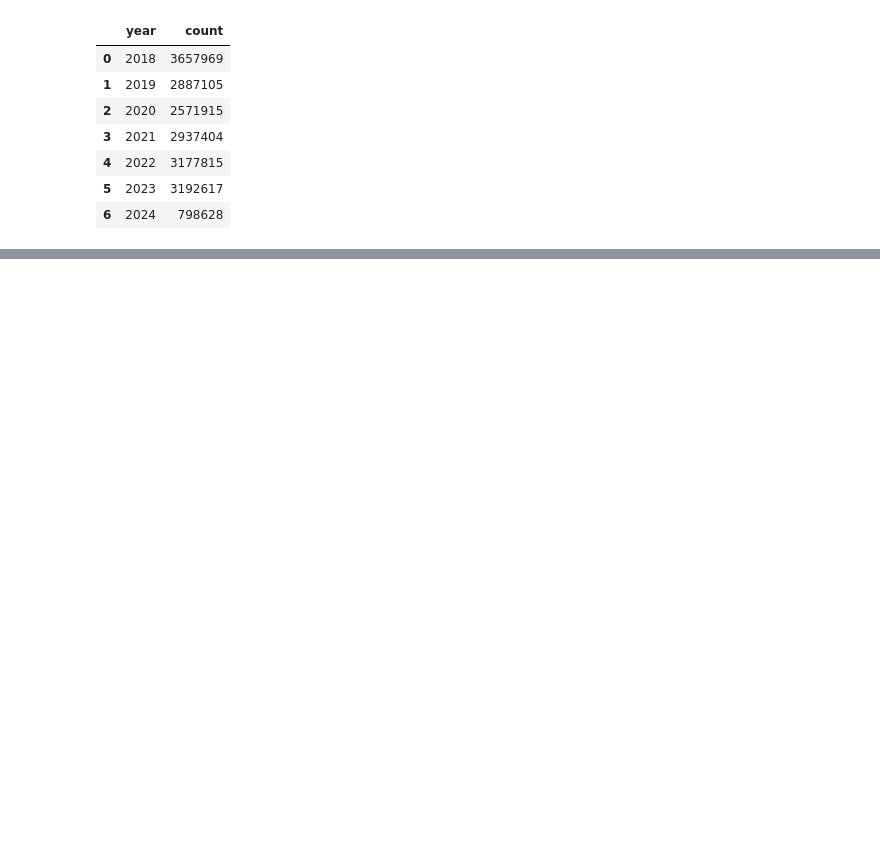
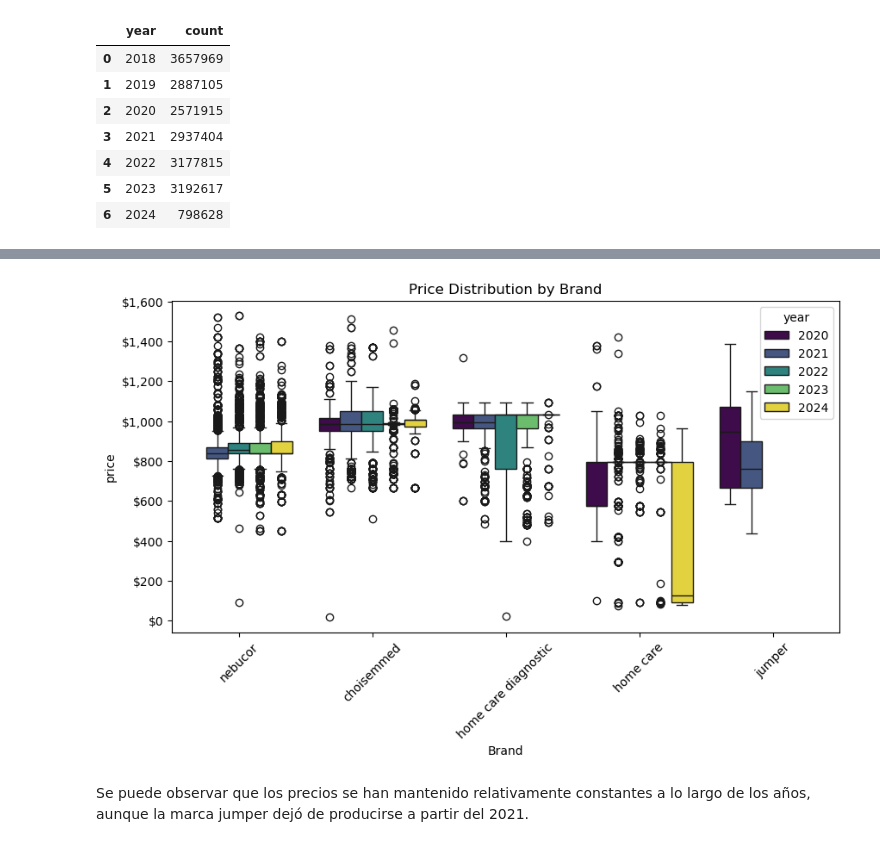
Before and after one commit to romanAVJ/mds-spark-project, a Jupyter notebook: src/s2_spark/partB.ipynb, the cells around one changed output, grey strips where cells are left out. Cells and saved outputs as stored; diff of their text form; code cells hidden in the pictures; blank space fills up the shorter version.

Commit message:
partB finish

```diff
--- a/src/s2_spark/partB.ipynb
+++ b/src/s2_spark/partB.ipynb
@@ -87,0 +335,20 @@ df
+# %%
+# Part 2: get top 5 brands data
+query = """
+    SELECT
+        brand,
+        EXTRACT(YEAR FROM created_at) AS year,
+        price
+    FROM profeco_db.profeco
+    WHERE brand IN {top5}
+"""
+query = query.format(top5=tuple(names_top5))
+
+# get df
+df = wr.athena.read_sql_query(
+    sql=query,
+    database=DATABASE_NAME,
+    ctas_approach=False,
+    boto3_session=session
+)
+df
@@ -87,0 +369,32 @@ df
+# %%
+# Part 3: generate boxplot facet by brand
+# generate boxplot facet by brand
+fig, ax = plt.subplots(figsize=(10, 5))
+
+sns.boxplot(
+    x="brand",
+    y="price",
+    hue="year",
+    data=df,
+    ax=ax,
+    palette="viridis"
+)
+
+# add title
+plt.title("Price Distribution by Brand")
+
+# add x label
+plt.xlabel("Brand")
+
+# 45 degree rotation
+plt.xticks(rotation=45)
+
+# y axis in $ format
+ax.get_yaxis().set_major_formatter(plt.FuncFormatter(lambda x, loc: "${:,}".format(int(x))))
+
+# show plot
+plt.show()
+# %% [output]
+[figure, added]
+# %% [markdown]
+Se puede observar que los precios se han mantenido relativamente constantes a lo largo de los años, aunque la marca jumper dejó de producirse a partir del 2021.
```
Also changed, not shown: parts of 26 cells of this notebook.
